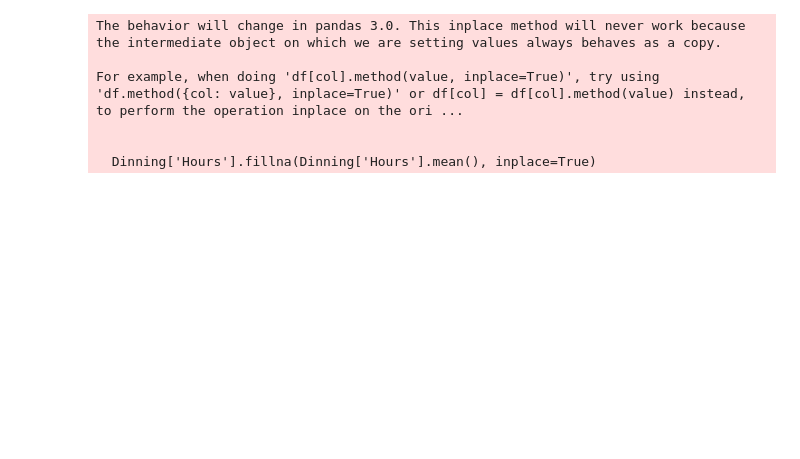
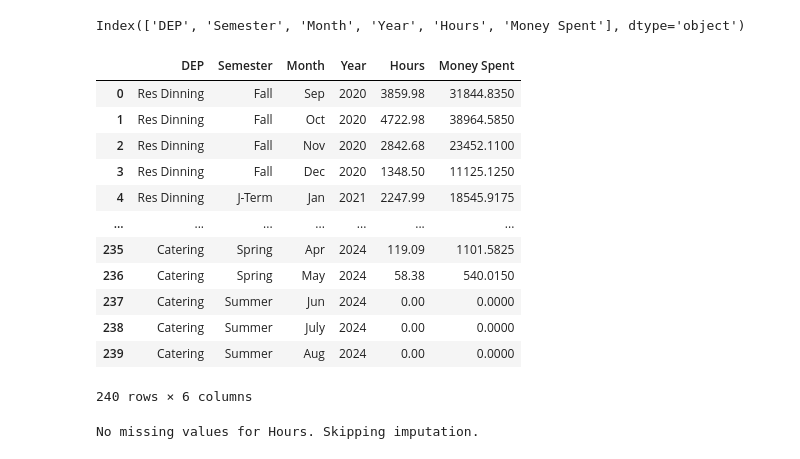
Before and after one commit to warrmu01/Hours-Analysis, a Jupyter notebook: DataCleaning.ipynb, the cells around one changed output. Cells and saved outputs as stored; diff of their text form; code cells hidden in the pictures; blank space fills up the shorter version.

```diff
--- a/DataCleaning.ipynb
+++ b/DataCleaning.ipynb
@@ -33,10 +56,5 @@ Money Spent       0
 dtype: int64
-# %%
-Dinning['Hours'].fillna(Dinning['Hours'].mean(), inplace=True)
-# %% [output]
-The behavior will change in pandas 3.0. This inplace method will never work because the intermediate object on which we are setting values always behaves as a copy.
-
-For example, when doing 'df[col].method(value, inplace=True)', try using 'df.method({col: value}, inplace=True)' or df[col] = df[col].method(value) instead, to perform the operation inplace on the ori ...
-
-
-  Dinning['Hours'].fillna(Dinning['Hours'].mean(), inplace=True)
+# %%
+print(Dinning.columns)
+# %% [output]
+Index(['DEP', 'Semester', 'Month', 'Year', 'Hours', 'Money Spent'], dtype='object')
@@ -42,0 +140,21 @@ For example, when doing 'df[col].method(value, inplace=True)', try using 'df.met
+# %%
+linear_data
+# %% [output]
+|  | DEP | Semester | Month | Year | Hours | Money Spent |
+| 0 | Res Dinning | Fall | Sep | 2020 | 3859.98 | 31844.8350 |
+| 1 | Res Dinning | Fall | Oct | 2020 | 4722.98 | 38964.5850 |
+| 2 | Res Dinning | Fall | Nov | 2020 | 2842.68 | 23452.1100 |
+| 3 | Res Dinning | Fall | Dec | 2020 | 1348.50 | 11125.1250 |
+| 4 | Res Dinning | J-Term | Jan | 2021 | 2247.99 | 18545.9175 |
+| ... | ... | ... | ... | ... | ... | ... |
+| 235 | Catering | Spring | Apr | 2024 | 119.09 | 1101.5825 |
+| 236 | Catering | Spring | May | 2024 | 58.38 | 540.0150 |
+| 237 | Catering | Summer | Jun | 2024 | 0.00 | 0.0000 |
+| 238 | Catering | Summer | July | 2024 | 0.00 | 0.0000 |
+| 239 | Catering | Summer | Aug | 2024 | 0.00 | 0.0000 |
+240 rows × 6 columns
+# %%
+for target_column in target_columns_to_impute:
+    linear_data = linear_regression_impute(linear_data, target_column, feature_columns_for_imputation)
+# %% [output]
+No missing values for Hours. Skipping imputation.
```
Also changed, not shown: parts of 12 cells of this notebook, 2 other files.
